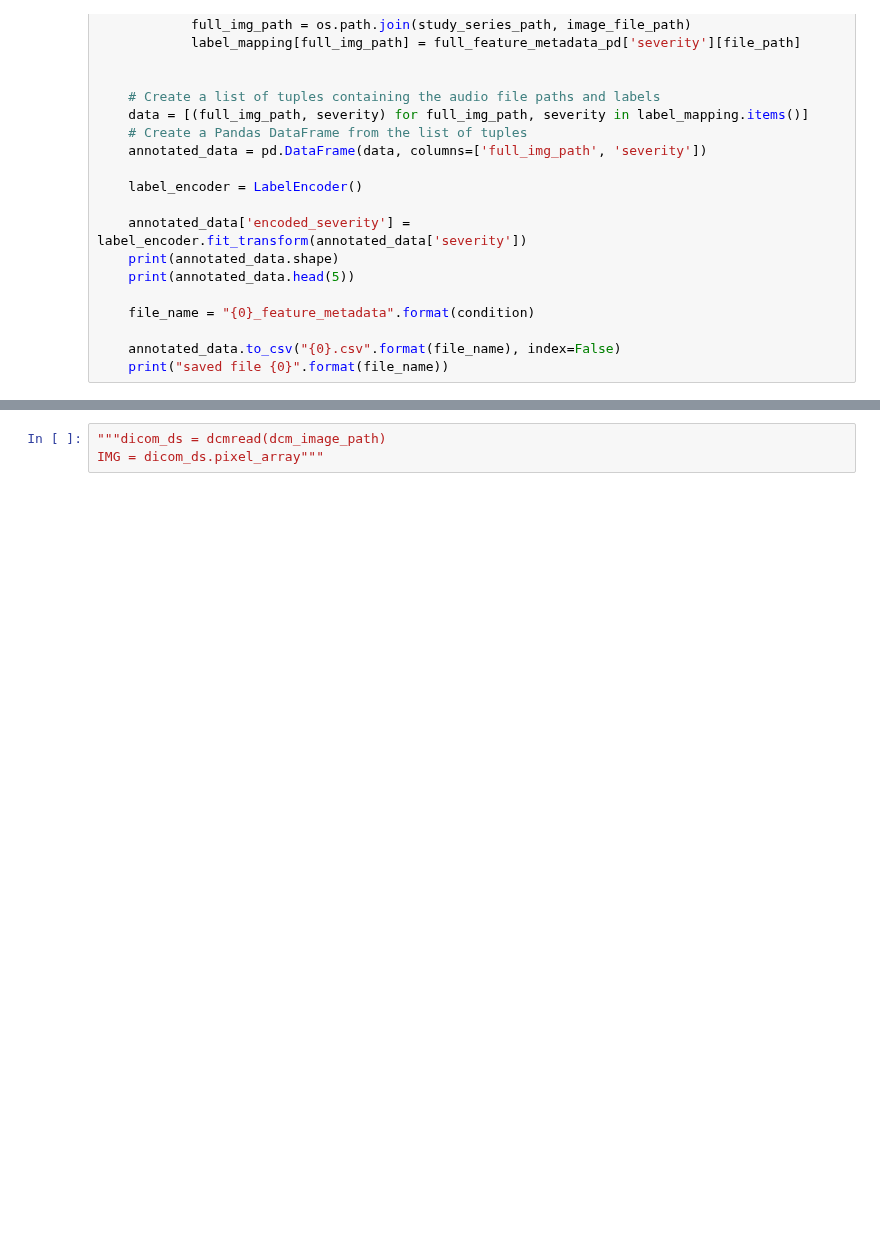
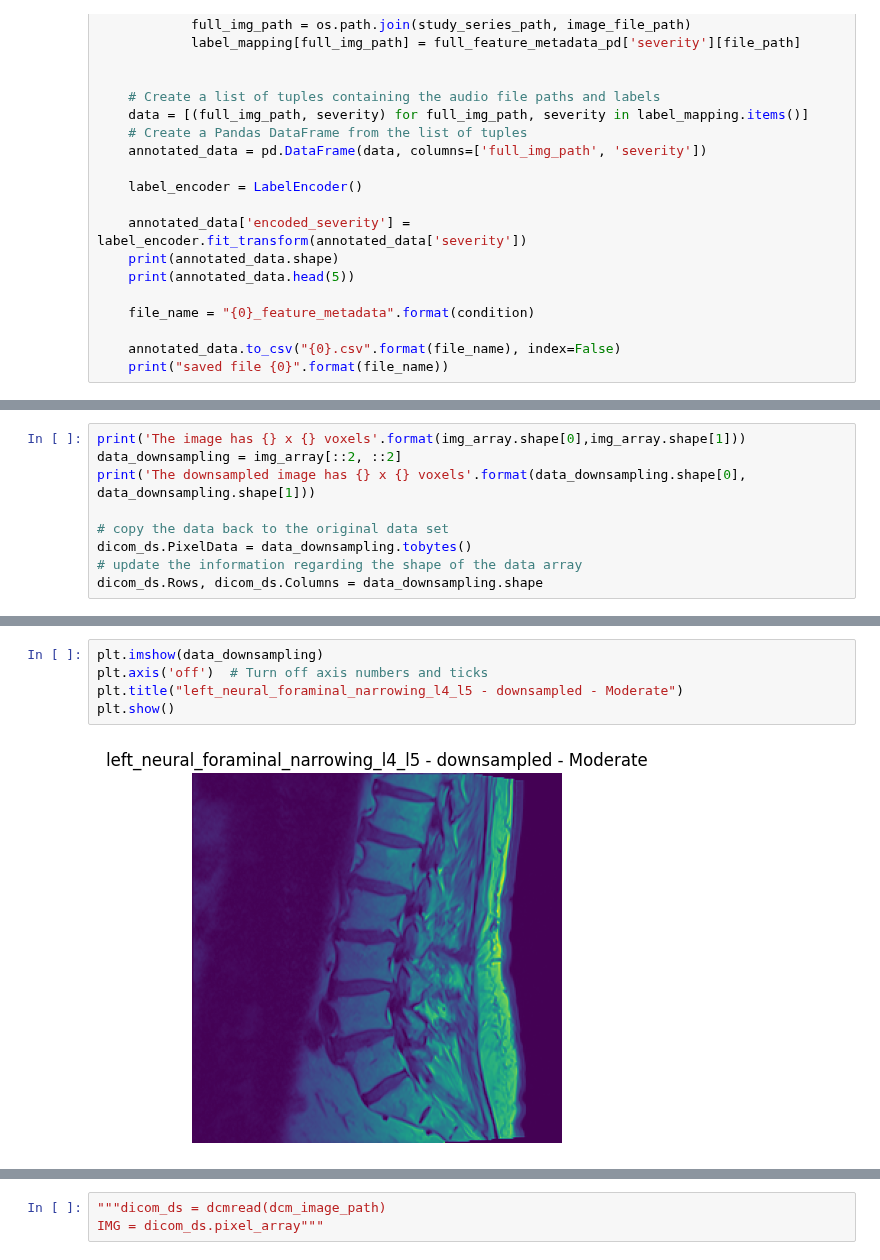
Before and after one commit to sumaniitm/RSNA-2024-Lumbar-Spine-Degenerative-Classification, a Jupyter notebook: primary-problem-study-rsna-2024.ipynb, the cells around one changed output, grey strips where cells are left out. Cells and saved outputs as stored; diff of their text form; blank space fills up the shorter version.

```diff
--- a/primary-problem-study-rsna-2024.ipynb
+++ b/primary-problem-study-rsna-2024.ipynb
@@ -173,0 +168,9 @@ for file in os.listdir(metadata_root_path):
+# %%
+print('The image has {} x {} voxels'.format(img_array.shape[0],img_array.shape[1]))
+data_downsampling = img_array[::2, ::2]
+print('The downsampled image has {} x {} voxels'.format(data_downsampling.shape[0], data_downsampling.shape[1]))
+
+# copy the data back to the original data set
+dicom_ds.PixelData = data_downsampling.tobytes()
+# update the information regarding the shape of the data array
+dicom_ds.Rows, dicom_ds.Columns = data_downsampling.shape
@@ -173,0 +188,7 @@ for file in os.listdir(metadata_root_path):
+# %%
+plt.imshow(data_downsampling)
+plt.axis('off')  # Turn off axis numbers and ticks
+plt.title("left_neural_foraminal_narrowing_l4_l5 - downsampled - Moderate")
+plt.show()
+# %% [output]
+[figure, added]
```
Also changed, not shown: parts of 31 cells of this notebook.
